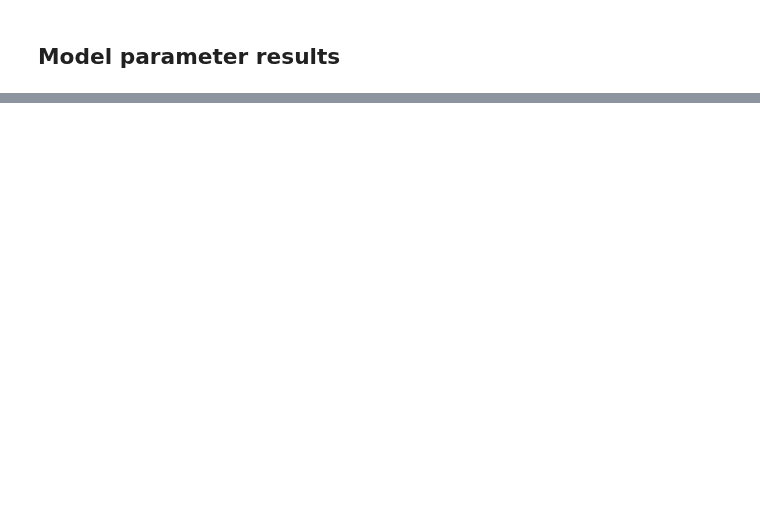
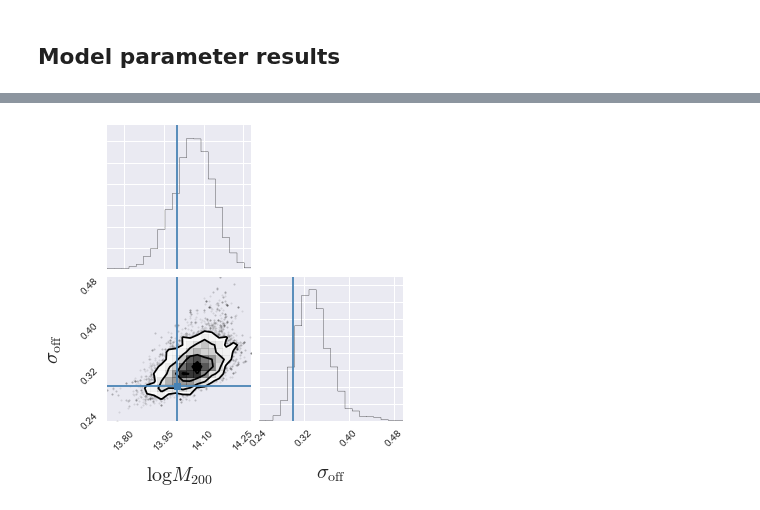
Before and after one commit to jesford/cluster-lensing, a Jupyter notebook: fitting_a_model.ipynb, the cells around one changed output, grey strips where cells are left out. Drawn from its saved outputs; the diff is of its cells as text; code cells hidden in the pictures; blank space fills up the shorter version.

```diff
--- a/fitting_a_model.ipynb
+++ b/fitting_a_model.ipynb
@@ -134,3 +142,9 @@ plt.savefig('cornerplot.png')
+# %%
+saved_samples = np.loadtxt('samples.txt')
+fig = corner.corner(saved_samples, labels=["$\mathrm{log}M_{200}$", "$\sigma_\mathrm{off}$"], truths=[logm_true, off_true], size=40)
+plt.savefig('cornerplot.png')
+# %% [output]
+[figure, added]
 # %%
 for i in range(ndim):
     plt.figure()
```
Also changed, not shown: parts of 9 cells of this notebook.
